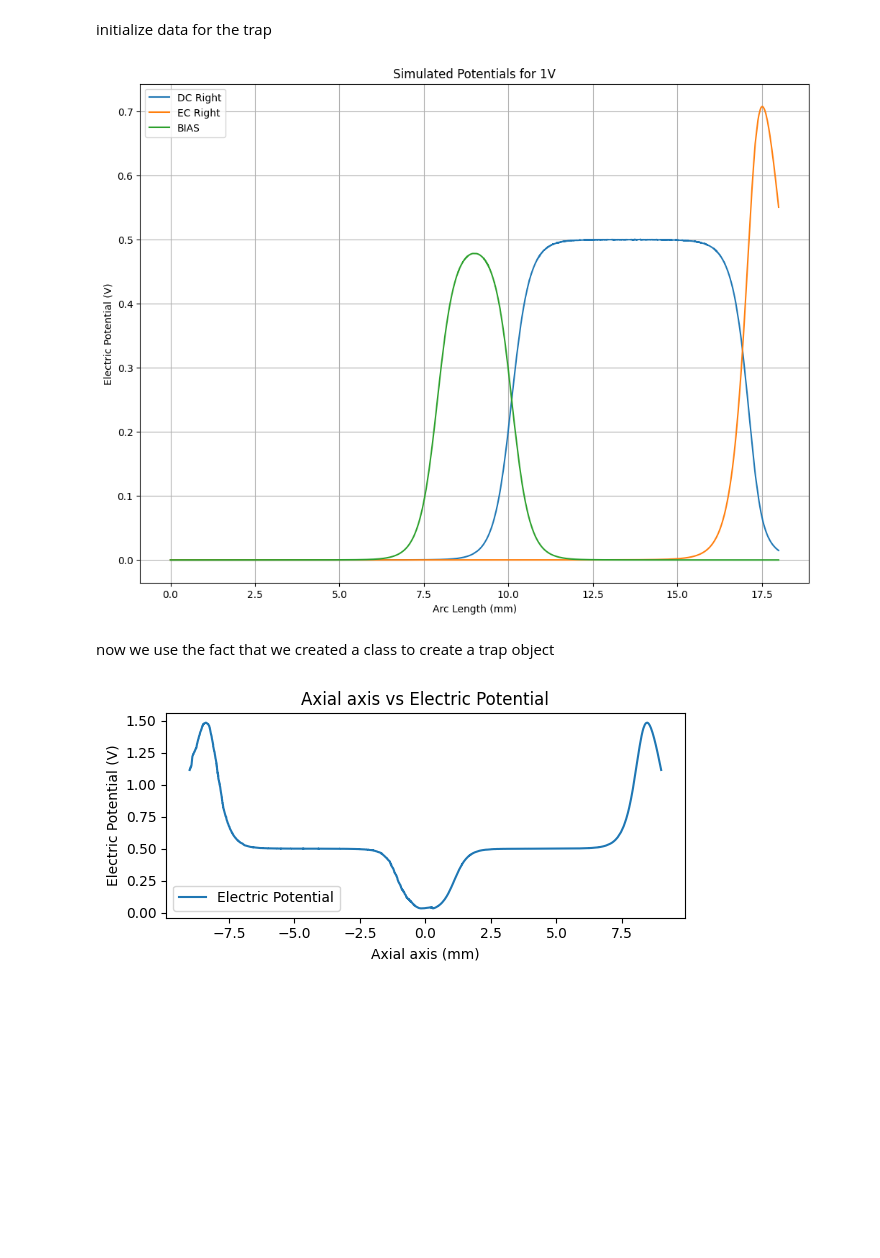
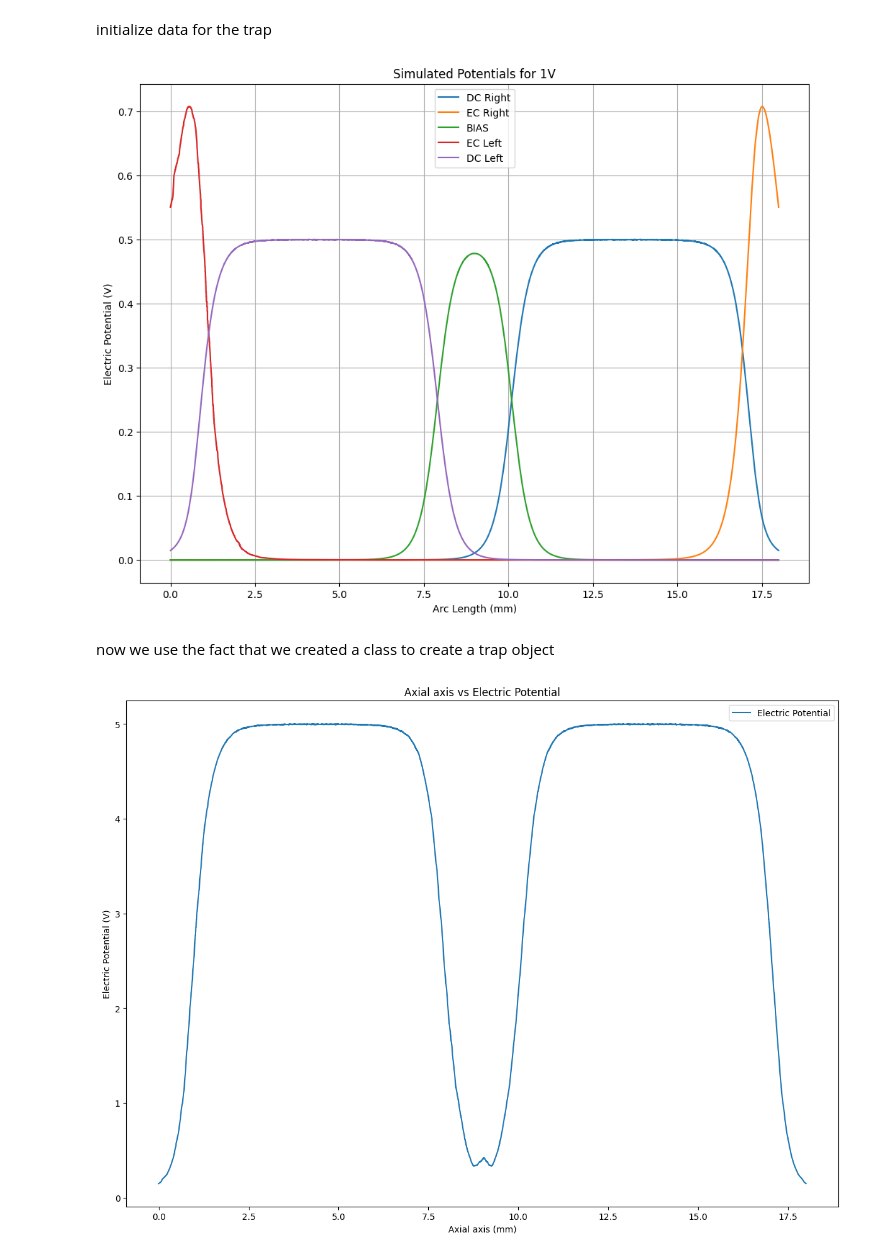
Before and after one commit to haskelit/Ziv-Meir-moleQulab, a Jupyter notebook: Trap simulation/Shuttling Simulation V2.ipynb, the cells around one changed output. Drawn from its saved outputs; the diff is of its cells as text; code cells hidden in the pictures; blank space fills up the shorter version.

```diff
--- a/Trap simulation/Shuttling Simulation V2.ipynb
+++ b/Trap simulation/Shuttling Simulation V2.ipynb
@@ -29,18 +29,25 @@ arc_length_EC = data_EC[:, 0]
 electric_potential_EC_R = data_EC[:, 1]
 electric_potential_EC_L = electric_potential_EC_R[::-1]
 
-arc_length_DC = data_DC[:, 0]
+arc_length_DC_R = data_DC[:, 0]
 electric_potential_DC_R = data_DC[:, 1]
 electric_potential_DC_L = electric_potential_DC_R[::-1]
+diff = np.diff(arc_length_DC_R)
+arc_length_DC_L = np.zeros(len(arc_length_DC_R))
+diff = diff[::-1]
+for i in range(1, len(arc_length_DC_R)):
+    arc_length_DC_L[i] = arc_length_DC_L[i-1] + diff[i-1]
 
 arc_length_BIAS = data_BIAS[:, 0]
 electric_potential_BIAS = data_BIAS[:, 1]
 
 # Plot the data
 plt.figure(figsize=(12, 9))
-plt.plot(arc_length_DC, electric_potential_DC_R, label='DC Right')
+plt.plot(arc_length_DC_R, electric_potential_DC_R, label='DC Right')
 plt.plot(arc_length_EC, electric_potential_EC_R, label='EC Right')
 plt.plot(arc_length_BIAS, electric_potential_BIAS, label='BIAS')
+plt.plot(arc_length_EC, electric_potential_EC_L, label='EC Left')
+plt.plot(arc_length_DC_L, electric_potential_DC_L, label='DC Left')
 plt.title('Simulated Potentials for 1V')
 plt.xlabel('Arc Length (mm)')
 plt.ylabel('Electric Potential (V)')
@@ -48,30 +55,23 @@ plt.legend()
 plt.grid(True)
 plt.show()
 # %% [output]
-[figure, old version]
+[figure, new version]
 # %% [markdown]
 now we use the fact that we created a class to create a trap object
 # %%
 u = 1.66e-27 # atomic mass unit in kg
 m = 40 # atomic mass
-trap = PaulTrap(EC_L=electric_potential_EC_L,
-                EC_R=electric_potential_EC_R,
-                DC_L=electric_potential_DC_L,
-                DC_R=electric_potential_DC_R,
-                BIAS=electric_potential_BIAS,
-                position_vector=arc_length_EC,
-                mass=m*u
-                )
+trap = PaulTrap(mass=m*u)
 
-trap.set_voltages(V_EC_L=2,
-                  V_DC_L=1,
+trap.set_voltages(V_EC_L=0,
+                  V_DC_L=10,
                   V_BIAS=0,
-                  V_DC_R=1,
-                  V_EC_R=2)
+                  V_DC_R=10,
+                  V_EC_R=0)
 
 trap.plot_trap_potential()
 # %% [output]
-[figure, old version]
+[figure, new version]
 # %%
 trap.interactive_trap_potential()
 # %% [output]
```
Also changed, not shown: parts of 1 cell of this notebook, 1 other file.
